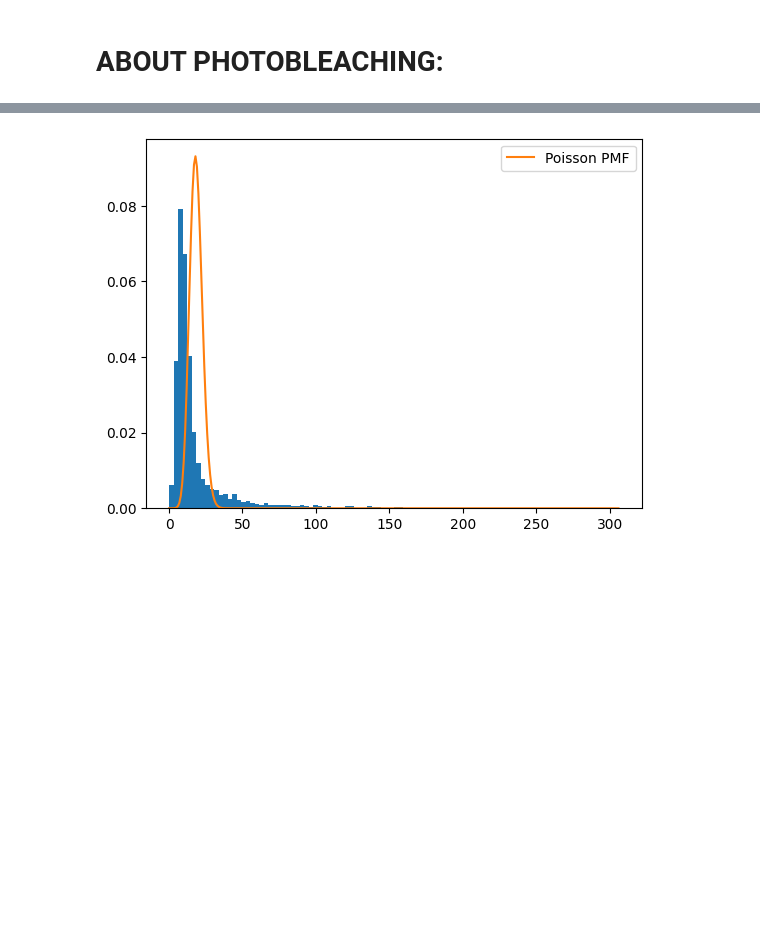
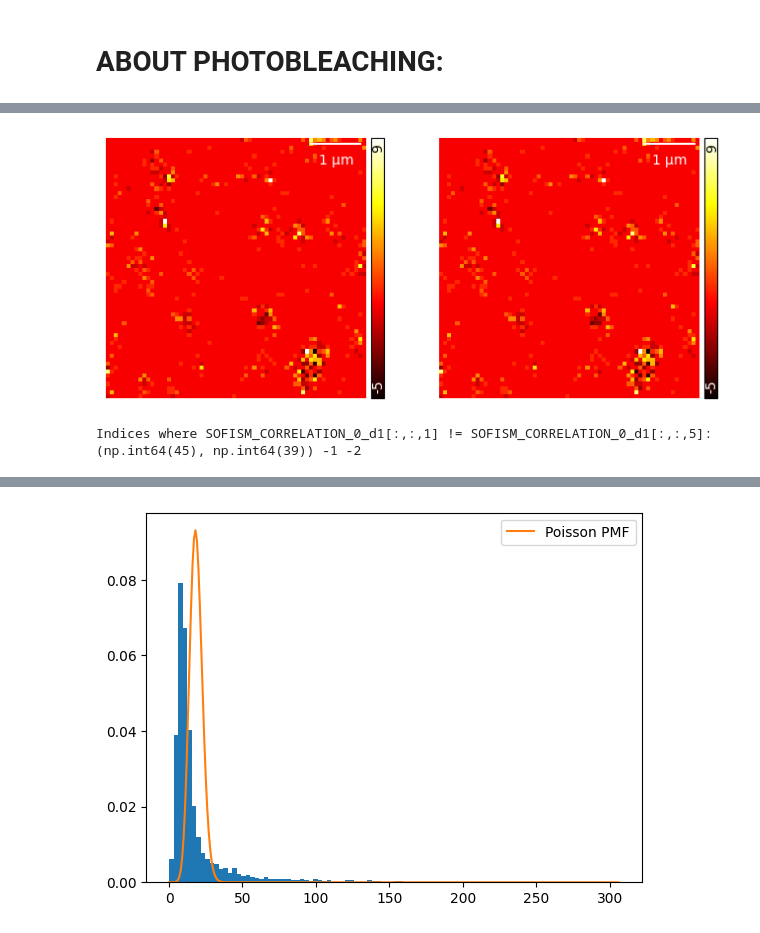
Before and after one commit to CarminatiGiovanni/tesi, a Jupyter notebook: analisi.ipynb, the cells around one changed output, grey strips where cells are left out. Cells and saved outputs as stored; diff of their text form; code cells hidden in the pictures; blank space fills up the shorter version.

```diff
--- a/analisi.ipynb
+++ b/analisi.ipynb
@@ -279,0 +257,22 @@ Data format (z,rep,y,x,t,ch) (1, 100, 64, 64, 10, 49)
+# %%
+
+fig, (ax0,ax1) = plt.subplots(1, 2, figsize=(8,16))
+
+gra.ShowImg(SOFISM_CORRELATION_0_d1[:,:,1], pxsize_x = pxsizex, fig = fig, ax = ax0)
+gra.ShowImg(SOFISM_CORRELATION_0_d1[:,:,5], pxsize_x = pxsizex, fig = fig, ax = ax1)
+
+plt.show()
+
+mask = SOFISM_CORRELATION_0_d1[:, :, 1] != SOFISM_CORRELATION_0_d1[:, :, 5]
+
+# Get the indices (row, col) where it's false
+false_indices = np.argwhere(mask)
+
+# Print them
+print("Indices where SOFISM_CORRELATION_0_d1[:,:,1] != SOFISM_CORRELATION_0_d1[:,:,5]:")
+for idx in false_indices:
+    print(tuple(idx),SOFISM_CORRELATION_0_d1[*idx, 1], SOFISM_CORRELATION_0_d1[*idx,5])
+# %% [output]
+[figure, added]
+Indices where SOFISM_CORRELATION_0_d1[:,:,1] != SOFISM_CORRELATION_0_d1[:,:,5]:
+(np.int64(45), np.int64(39)) -1 -2
```
Also changed, not shown: parts of 13 cells of this notebook, 15 other files.
